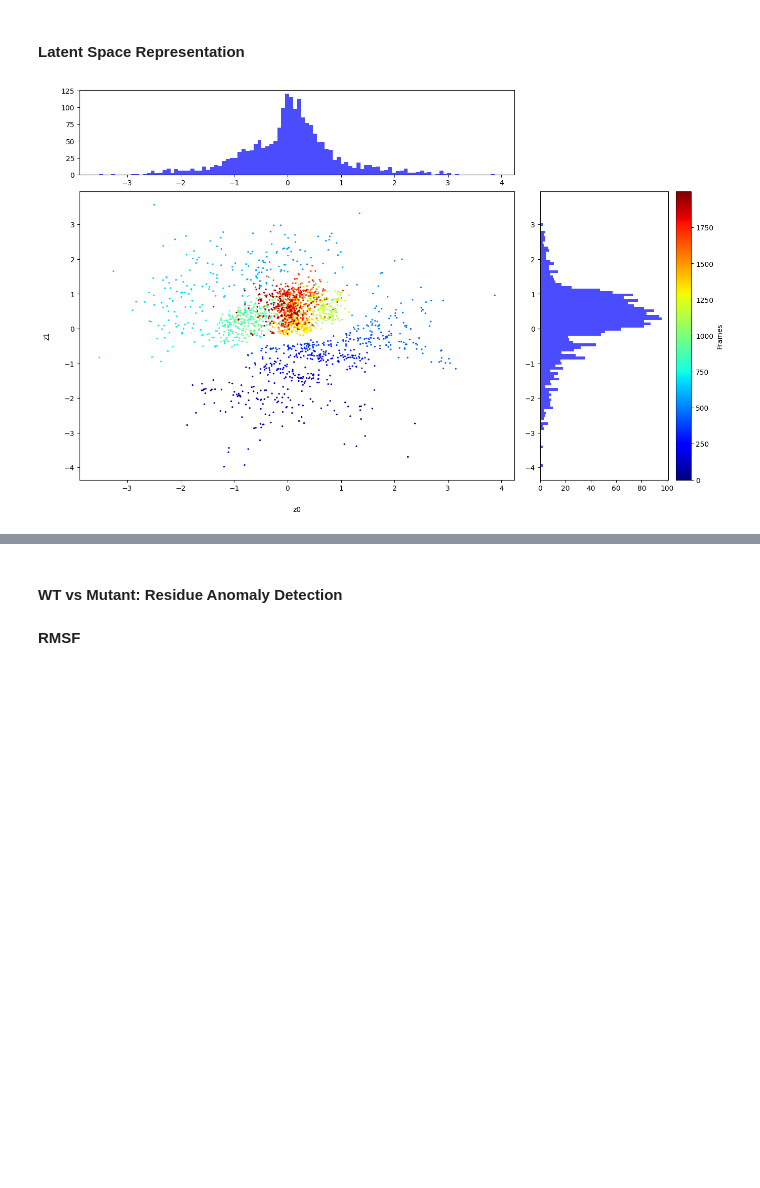
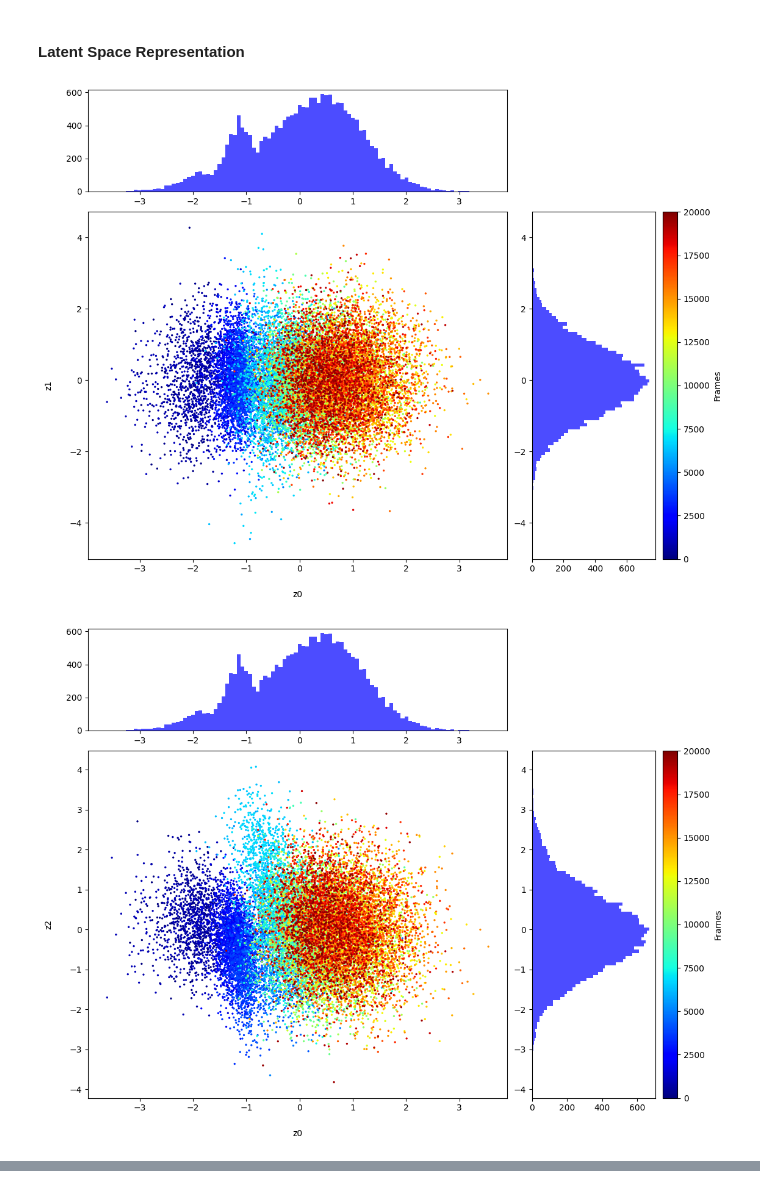
Before and after one commit to PieterZanders/VAE-MD, a Jupyter notebook: VAE.ipynb, the cells around one changed output, grey strips where cells are left out. Cells and saved outputs as stored; diff of their text form; code cells hidden in the pictures; blank space fills up the shorter version.

```diff
--- a/VAE.ipynb
+++ b/VAE.ipynb
@@ -345,0 +551,15 @@ plt.show()
+# %%
+# Test Model
+test_loss, latent_data, test_xhat = evaluate_model(model,
+                                                   test_dataloader,
+                                                   loss_function,
+                                                   hparams['beta'],
+                                                   device)
+
+print(f"Total test Loss: {test_loss['total']:.3f} ; "
+      f"{hparams['loss_function']['reconstruction']}: {test_loss['recon']:.3f} ; "
+      f"kl: {test_loss['kl']:.3f} ")
+
+test_z = latent_data["z"]
+z_mu = latent_data["mu"]
+z_log_var = latent_data["log_var"]
@@ -402,34 +580,38 @@ RMSD_plot(data, output, moving_av="off")
 #### **Latent Space Representation**
 # %%
 # Latent Space Representation
+import matplotlib.gridspec as gridspec
 
-def plot_latent_space(z):
+def plot_latent_space(z, dims=[0,1]):
     gs = gridspec.GridSpec(4, 4)
-    fig = plt.figure(figsize=(15, 10))
+    fig = plt.figure(figsize=(12, 10))
 
     ax_main = plt.subplot(gs[1:4, :3])
     ax_xDist = plt.subplot(gs[0, :3], sharex=ax_main)
     ax_yDist = plt.subplot(gs[1:4, 3], sharey=ax_main)
 
-    sc = ax_main.scatter(z[::1, 0], z[::1, 1], c=np.arange(len(z)), alpha=1, cmap='jet', s=2)
+    sc = ax_main.scatter(z[::1, dims[0]], z[::1, dims[1]], c=np.arange(len(z)), alpha=1, cmap='jet', s=2)
 
     # Position and size of colorbar based on ax_yDist
     pos = ax_yDist.get_position()
     cbar_ax = fig.add_axes([pos.x1 + 0.01, pos.y0, 0.02, pos.height])
     cbar = plt.colorbar(sc, cax=cbar_ax)
     cbar.set_label('Frames')
 
     # X-axis marginal distribution
-    ax_xDist.hist(z[::1, 0], bins=100, color='blue', alpha=0.7)
+    ax_xDist.hist(z[::1, dims[0]], bins=100, color='blue', alpha=0.7)
 
     # Y-axis marginal distribution
-    ax_yDist.hist(z[::1, 1], bins=100, color='blue', alpha=0.7, orientation='horizontal')
+    ax_yDist.hist(z[::1, dims[1]], bins=100, color='blue', alpha=0.7, orientation='horizontal')
 
-    ax_main.set_xlabel('z0', labelpad=20)
-    ax_main.set_ylabel('z1', labelpad=20)
+    ax_main.set_xlabel(f'z{dims[0]}', labelpad=20)
+    ax_main.set_ylabel(f'z{dims[1]}', labelpad=20)
 
     plt.show()
 
-plot_latent_space(test_z)
+for i in range(hparams['latent_dim']):
+    for j in range(i+1, hparams['latent_dim']):
+        plot_latent_space(test_z, dims=[i,j])
 # %% [output]
-[figure, old version]
+[figure, new version]
+[figure, added]
@@ -436,4 +618,0 @@ plot_latent_space(test_z)
-# %% [markdown]
-#### **WT vs Mutant: Residue Anomaly Detection**
-# %% [markdown]
-**RMSF**
```
Also changed, not shown: parts of 46 cells of this notebook.
